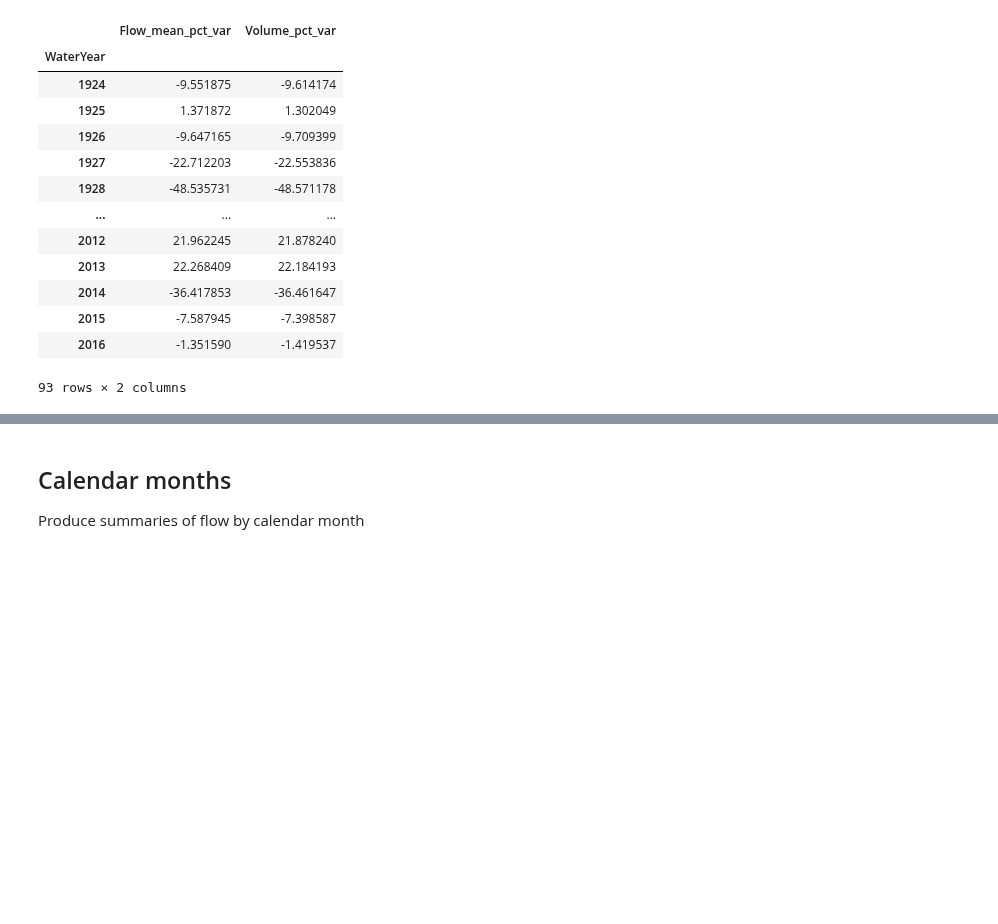
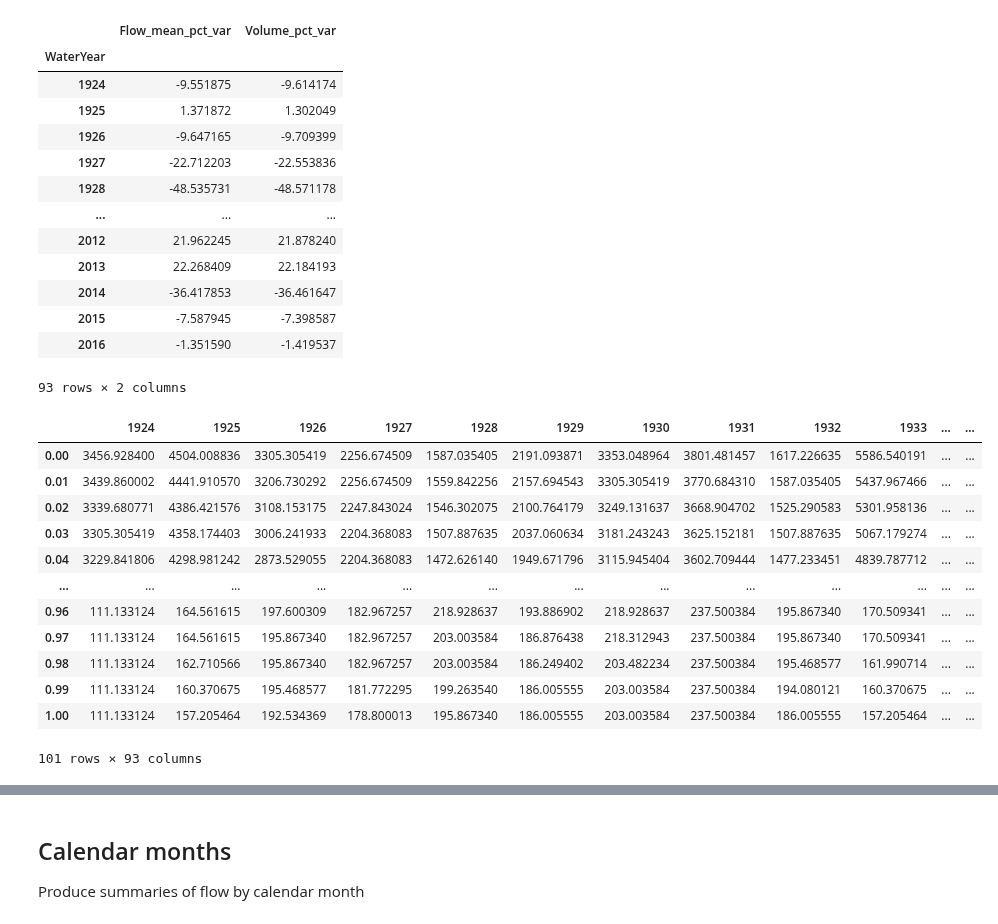
Before and after one commit to AndyFlem/ngonye-notepad, a Jupyter notebook: c_flow_data.ipynb, the cells around one changed output, grey strips where cells are left out. Cells and saved outputs as stored; diff of their text form; code cells hidden in the pictures; blank space fills up the shorter version.

```diff
--- a/c_flow_data.ipynb
+++ b/c_flow_data.ipynb
@@ -215,3 +215,23 @@ yearly.loc[:,['Flow_mean_pct_var','Volume_pct_var']]
 | 2015 | -7.587945 | -7.398587 |
 | 2016 | -1.351590 | -1.419537 |
 93 rows × 2 columns
+# %%
+annual_fdcs=pd.DataFrame(index=np.arange(0,1.01,0.01),columns=np.arange(yearly.index.min(),yearly.index.max()+1,1))
+for col in annual_fdcs.columns:
+    annual_fdcs[col]=np.percentile(daily.loc[daily['WaterYear']==col]['Flow'],((1-annual_fdcs.index)*100))
+
+annual_fdcs
+# %% [output]
+|  | 1924 | 1925 | 1926 | 1927 | 1928 | 1929 | 1930 | 1931 | 1932 | 1933 | ... | ... |
+| 0.00 | 3456.928400 | 4504.008836 | 3305.305419 | 2256.674509 | 1587.035405 | 2191.093871 | 3353.048964 | 3801.481457 | 1617.226635 | 5586.540191 | ... | ... |
+| 0.01 | 3439.860002 | 4441.910570 | 3206.730292 | 2256.674509 | 1559.842256 | 2157.694543 | 3305.305419 | 3770.684310 | 1587.035405 | 5437.967466 | ... | ... |
+| 0.02 | 3339.680771 | 4386.421576 | 3108.153175 | 2247.843024 | 1546.302075 | 2100.764179 | 3249.131637 | 3668.904702 | 1525.290583 | 5301.958136 | ... | ... |
+| 0.03 | 3305.305419 | 4358.174403 | 3006.241933 | 2204.368083 | 1507.887635 | 2037.060634 | 3181.243243 | 3625.152181 | 1507.887635 | 5067.179274 | ... | ... |
+| 0.04 | 3229.841806 | 4298.981242 | 2873.529055 | 2204.368083 | 1472.626140 | 1949.671796 | 3115.945404 | 3602.709444 | 1477.233451 | 4839.787712 | ... | ... |
+| ... | ... | ... | ... | ... | ... | ... | ... | ... | ... | ... | ... | ... |
+| 0.96 | 111.133124 | 164.561615 | 197.600309 | 182.967257 | 218.928637 | 193.886902 | 218.928637 | 237.500384 | 195.867340 | 170.509341 | ... | ... |
+| 0.97 | 111.133124 | 164.561615 | 195.867340 | 182.967257 | 203.003584 | 186.876438 | 218.312943 | 237.500384 | 195.867340 | 170.509341 | ... | ... |
+| 0.98 | 111.133124 | 162.710566 | 195.867340 | 182.967257 | 203.003584 | 186.249402 | 203.482234 | 237.500384 | 195.468577 | 161.990714 | ... | ... |
+| 0.99 | 111.133124 | 160.370675 | 195.468577 | 181.772295 | 199.263540 | 186.005555 | 203.003584 | 237.500384 | 194.080121 | 160.370675 | ... | ... |
+| 1.00 | 111.133124 | 157.205464 | 192.534369 | 178.800013 | 195.867340 | 186.005555 | 203.003584 | 237.500384 | 186.005555 | 157.205464 | ... | ... |
+101 rows × 93 columns
```
Also changed, not shown: parts of 5 cells of this notebook, 40 other files.
